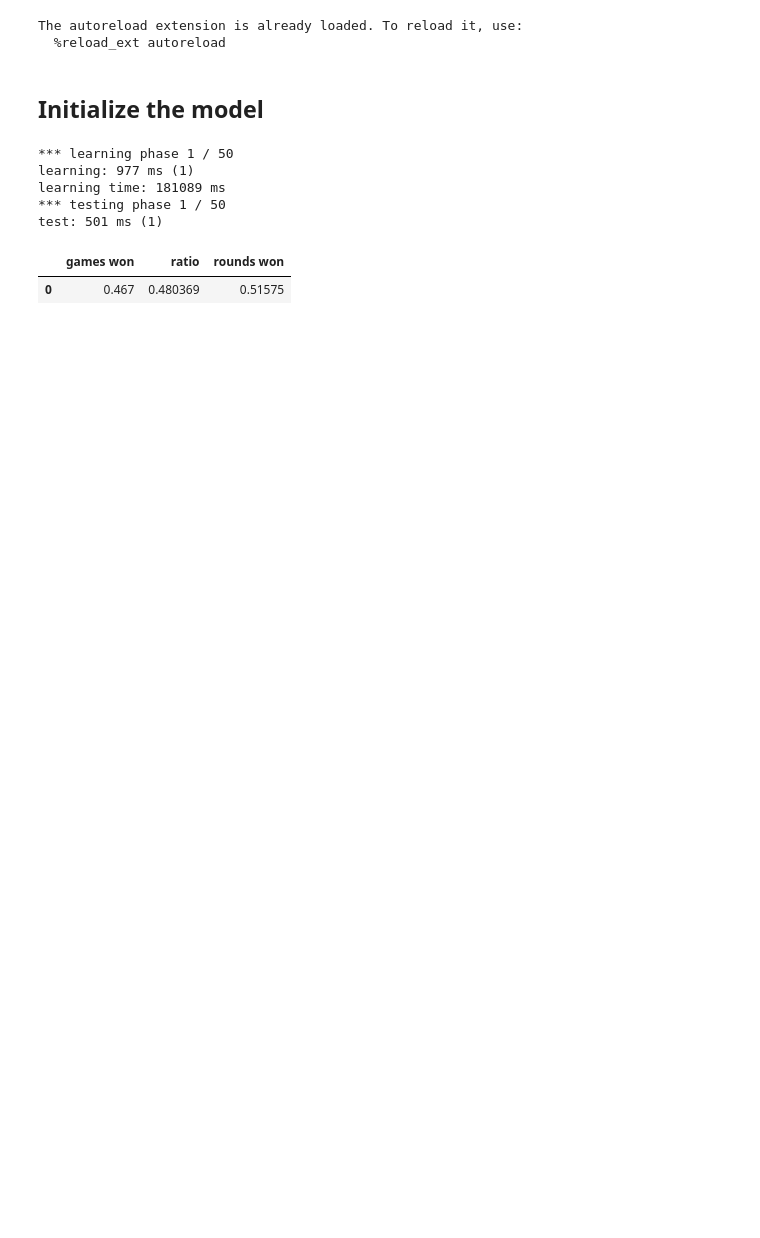
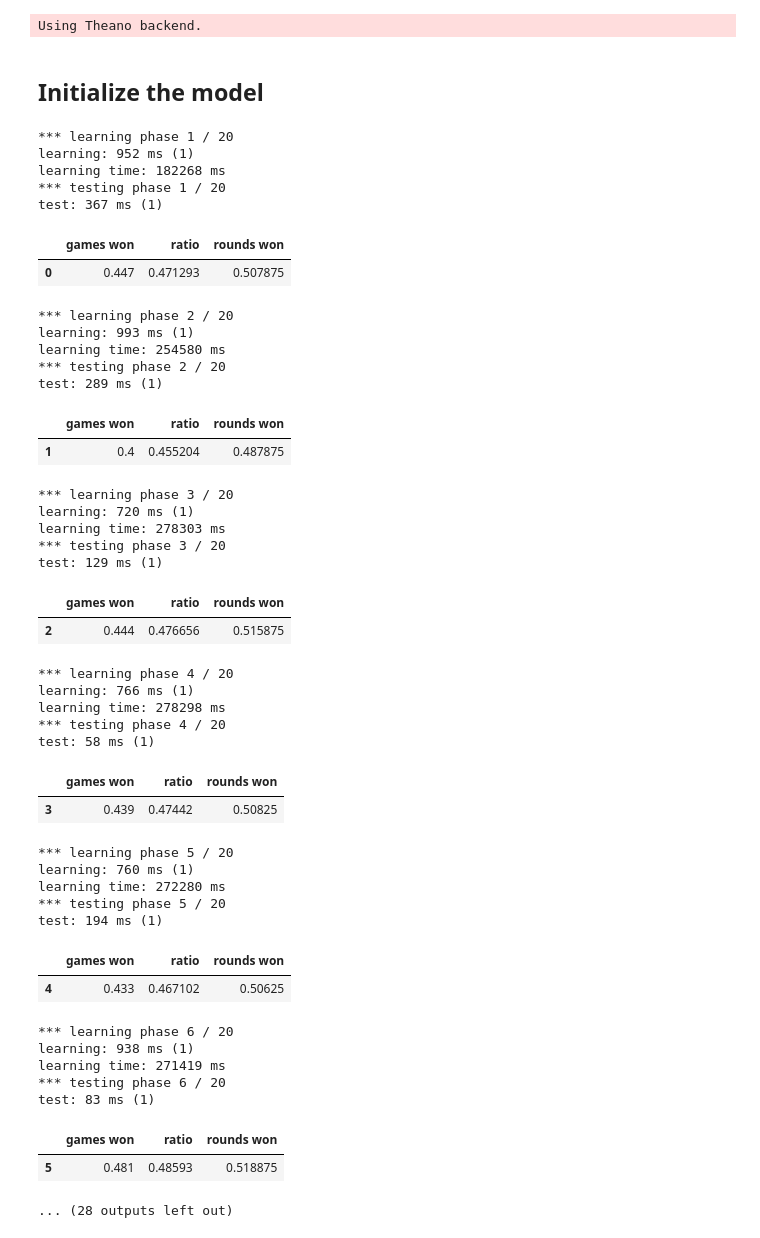
Before and after one commit to pajai/JassBot-Reinforcement-Learning, a Jupyter notebook: Reinforcement Learning - Jass.ipynb, the cells around one changed output. Cells and saved outputs as stored; diff of their text form; code cells hidden in the pictures; blank space fills up the shorter version.

```diff
--- a/Reinforcement Learning - Jass.ipynb
+++ b/Reinforcement Learning - Jass.ipynb
@@ -15,12 +15,11 @@ from jassbot.utils.Logger import *
 
 %matplotlib inline
 
-simulations = 50
+simulations = 20
 epochs = 1000
 test_runs = 1000
 # %% [output]
-The autoreload extension is already loaded. To reload it, use:
-  %reload_ext autoreload
+Using Theano backend.
 # %% [markdown]
 ## Initialize the model
 # %%
@@ -108,40 +107,76 @@ for s in range(simulations):
                     team = result['team']
                     is_final = result['final']
 
                     if is_final:
                         ratio = result['ratio']
                         df = pd.DataFrame({'game won':[1 if team == 0 else 0], 'ratio': [ratio]}, index=[game_wins_idx])
                         game_wins = game_wins.append(df)
                         game_wins_idx += 1
                     else:
                         df = pd.DataFrame({'round won':[1 if team == 0 else 0]}, index=[round_wins_idx])
                         round_wins = round_wins.append(df)
                         round_wins_idx += 1
     chrono.stop('test')
 
     games_won = 1.0 * len(game_wins[game_wins['game won'] == 1]) / test_runs
     ratio = game_wins['ratio'].mean()
 
     # we have 8 rounds, excepted the final one that we don't count here
     rounds_won = 1.0 * len(round_wins[round_wins['round won'] == 1]) / (test_runs * 8)
 
     df = pd.DataFrame({'rounds won':[rounds_won], 'games won':[games_won], 'ratio':[ratio]},index=[s])
     dp.display(df)
     stats = stats.append(df)
 
     if epsilon > 0.1:
-        epsilon -= (1/simulations)
+        epsilon -= (1.0/simulations)
 
 
 #stats.to_csv('data/%s-stats.csv', now_as_string())
 # %% [output]
-*** learning phase 1 / 50
-learning: 977 ms (1)
-learning time: 181089 ms
-*** testing phase 1 / 50
-test: 501 ms (1)
+*** learning phase 1 / 20
+learning: 952 ms (1)
+learning time: 182268 ms
+*** testing phase 1 / 20
+test: 367 ms (1)
 |  | games won | ratio | rounds won |
-| 0 | 0.467 | 0.480369 | 0.51575 |
+| 0 | 0.447 | 0.471293 | 0.507875 |
+*** learning phase 2 / 20
+learning: 993 ms (1)
+learning time: 254580 ms
+*** testing phase 2 / 20
+test: 289 ms (1)
+|  | games won | ratio | rounds won |
+| 1 | 0.4 | 0.455204 | 0.487875 |
+*** learning phase 3 / 20
+learning: 720 ms (1)
+learning time: 278303 ms
+*** testing phase 3 / 20
+test: 129 ms (1)
+|  | games won | ratio | rounds won |
+| 2 | 0.444 | 0.476656 | 0.515875 |
+*** learning phase 4 / 20
+learning: 766 ms (1)
+learning time: 278298 ms
+*** testing phase 4 / 20
+test: 58 ms (1)
+|  | games won | ratio | rounds won |
+| 3 | 0.439 | 0.47442 | 0.50825 |
+*** learning phase 5 / 20
+learning: 760 ms (1)
+learning time: 272280 ms
+*** testing phase 5 / 20
+test: 194 ms (1)
+|  | games won | ratio | rounds won |
+| 4 | 0.433 | 0.467102 | 0.50625 |
+*** learning phase 6 / 20
+learning: 938 ms (1)
+learning time: 271419 ms
+*** testing phase 6 / 20
+test: 83 ms (1)
+|  | games won | ratio | rounds won |
+| 5 | 0.481 | 0.48593 | 0.518875 |
+... (28 outputs left out)
 # %%
 list(set([1,2,3]) - set([2,3]))
 
```
Also changed, not shown: parts of 4 cells of this notebook, 3 other files.
